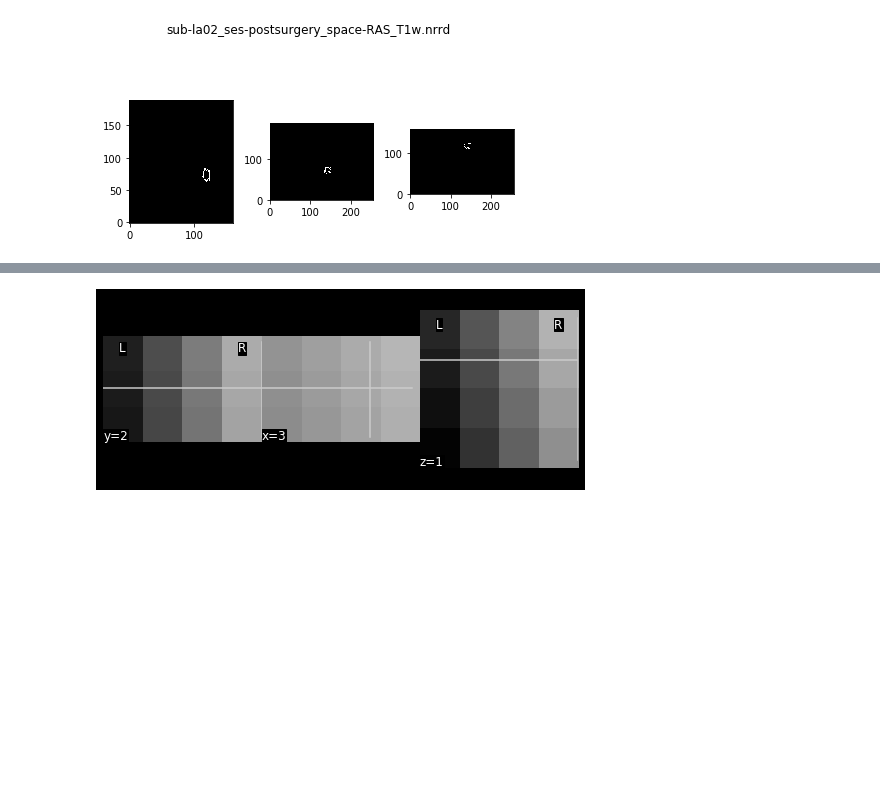
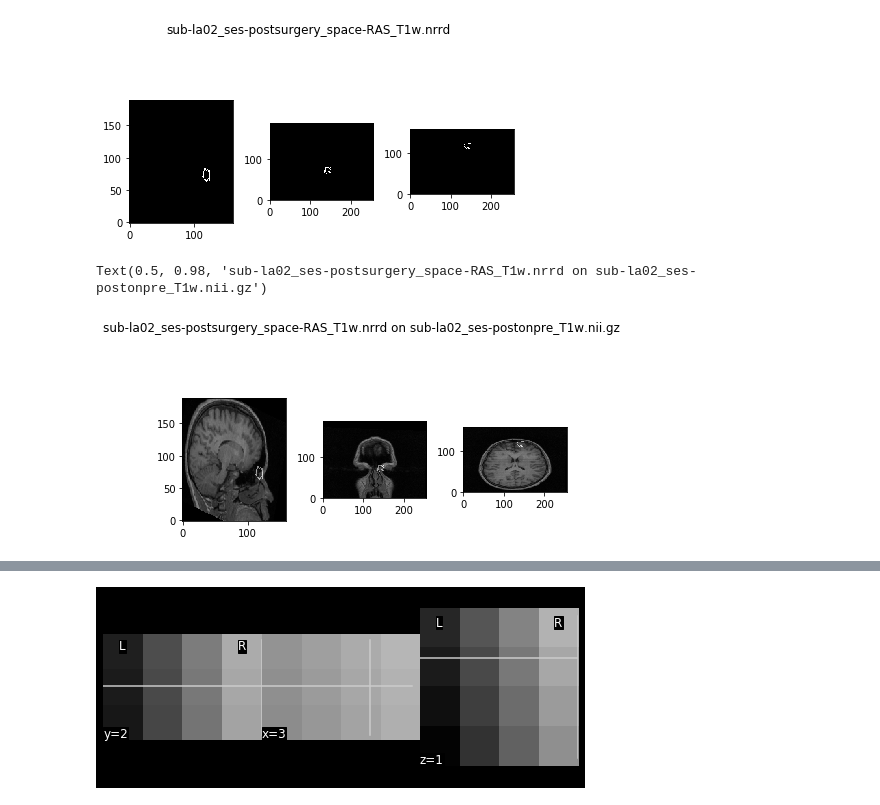
Before and after one commit to adam2392/ears, a Jupyter notebook: notebooks/validation_of_postsurgicalmasking.ipynb, the cells around one changed output, grey strips where cells are left out. Saved outputs shown, nothing was run; the diff lists cells and outputs as text; code cells hidden in the pictures; blank space fills up the shorter version.

```diff
--- a/notebooks/validation_of_postsurgicalmasking.ipynb
+++ b/notebooks/validation_of_postsurgicalmasking.ipynb
@@ -222,5 +222,35 @@ plt.suptitle(mask_post_basename)
 # %% [output]
 Text(0.5, 0.98, 'sub-la02_ses-postsurgery_space-RAS_T1w.nrrd')
 [figure]
+# %%
+# post on pre
+slice_0 = ras_postonpre_t1_data_squeezed[141, :, :]
+slice_1 = ras_postonpre_t1_data_squeezed[:, 122, :]
+slice_2 = ras_postonpre_t1_data_squeezed[:, :, 116]
+#show_slices([slice_0, slice_1, slice_2])
+
+# segmentation of postmri
+slice_01 = mask_post_data[141, :, :]
+slice_11 = mask_post_data[:, 122, :]
+slice_21 = mask_post_data[:, :, 73]
+#show_slices([slice_0, slice_1, slice_2])
+
+# visualize overlay of coregistered image (post on pre) and postmri segmentation
+# sagittal, coronal, axial from left to right
+fig, (ax1, ax2, ax3) = plt.subplots(1,3)
+ax1.imshow(slice_0.T, cmap="gray", origin="lower", interpolation="none")
+ax1.imshow(slice_01.T, cmap="gray", origin="lower", interpolation="none", alpha=0.5)
+
+ax2.imshow(slice_1.T, cmap="gray", origin="lower", interpolation="none")
+ax2.imshow(slice_11.T, cmap="gray", origin="lower", interpolation="none", alpha=0.5)
+
+ax3.imshow(slice_2.T, cmap="gray", origin="lower", interpolation="none")
+ax3.imshow(slice_21.T, cmap="gray", origin="lower", interpolation="none", alpha=0.5)
+
+plt.tight_layout()
+plt.suptitle(mask_post_basename + " on " + postonpre_t1_basename)
+# %% [output]
+Text(0.5, 0.98, 'sub-la02_ses-postsurgery_space-RAS_T1w.nrrd on sub-la02_ses-postonpre_T1w.nii.gz')
+[figure, added]
 # %%
 # postmri
```
Also changed, not shown: parts of 1 cell of this notebook.
